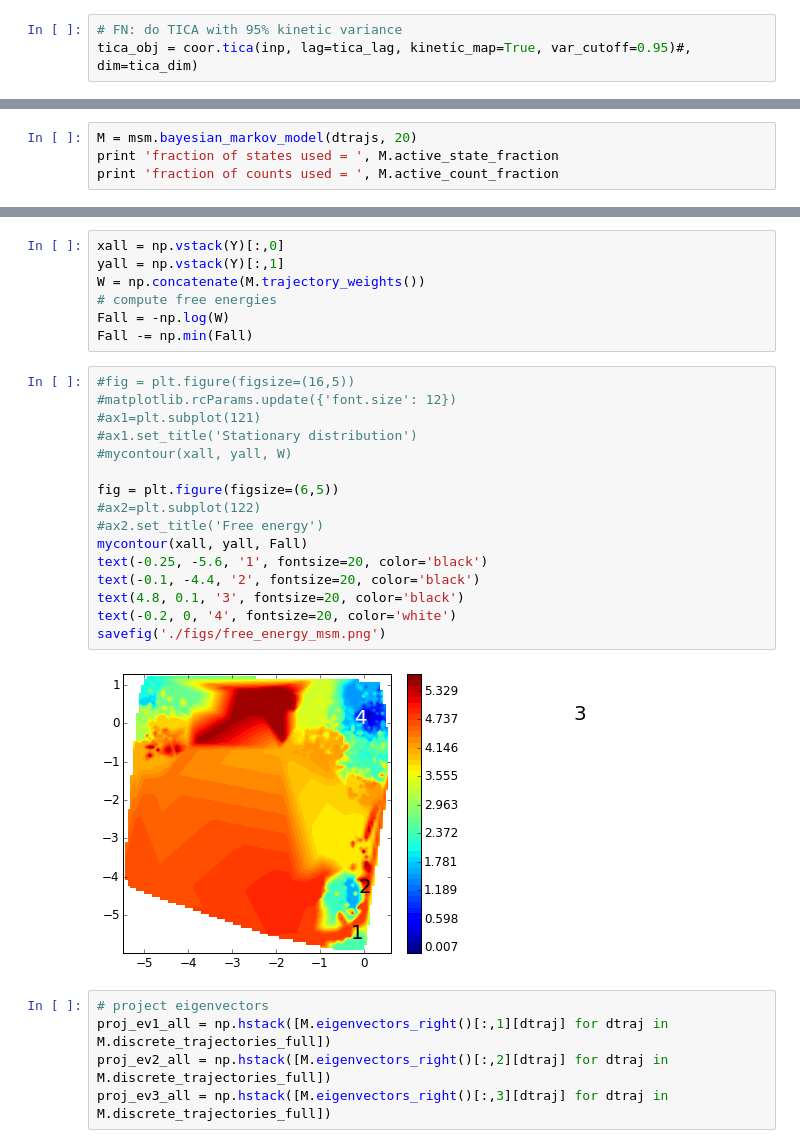
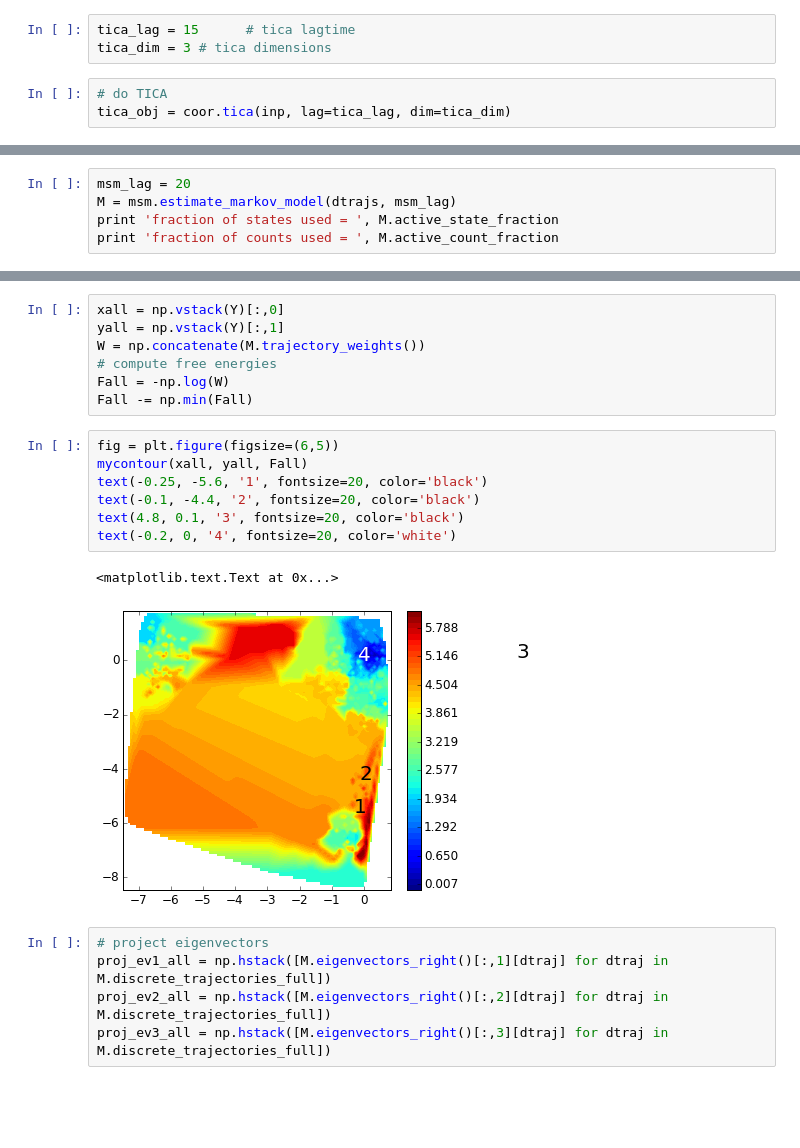
Before and after one commit to markovmodel/PyEMMA_IPython, a Jupyter notebook: md2msm_penta_peptide/md2msm_penta_peptide.ipynb, the cells around one changed output, grey strips where cells are left out. Cells and saved outputs as stored; diff of their text form; blank space fills up the shorter version.

```diff
--- a/md2msm_penta_peptide/md2msm_penta_peptide.ipynb
+++ b/md2msm_penta_peptide/md2msm_penta_peptide.ipynb
@@ -77,4 +76,7 @@ tica_lag = 15      # tica lagtime
+# %%
+tica_lag = 15      # tica lagtime
+tica_dim = 3 # tica dimensions
 # %%
-# FN: do TICA with 95% kinetic variance
-tica_obj = coor.tica(inp, lag=tica_lag, kinetic_map=True, var_cutoff=0.95)#, dim=tica_dim)
+# do TICA
+tica_obj = coor.tica(inp, lag=tica_lag, dim=tica_dim)
 # %% [output]
@@ -176,5 +196,6 @@ savefig('./figs/its.png')
 # %%
-M = msm.bayesian_markov_model(dtrajs, 20)
+msm_lag = 20
+M = msm.estimate_markov_model(dtrajs, msm_lag)
 print 'fraction of states used = ', M.active_state_fraction
 print 'fraction of counts used = ', M.active_count_fraction
 # %% [output]
@@ -229,23 +243,15 @@ W = np.concatenate(M.trajectory_weights())
 Fall = -np.log(W)
 Fall -= np.min(Fall)
 # %%
-#fig = plt.figure(figsize=(16,5))
-#matplotlib.rcParams.update({'font.size': 12})
-#ax1=plt.subplot(121)
-#ax1.set_title('Stationary distribution')
-#mycontour(xall, yall, W)
-
 fig = plt.figure(figsize=(6,5))
-#ax2=plt.subplot(122)
-#ax2.set_title('Free energy')
 mycontour(xall, yall, Fall)
 text(-0.25, -5.6, '1', fontsize=20, color='black')
 text(-0.1, -4.4, '2', fontsize=20, color='black')
 text(4.8, 0.1, '3', fontsize=20, color='black')
 text(-0.2, 0, '4', fontsize=20, color='white')
-savefig('./figs/free_energy_msm.png')
 # %% [output]
+<matplotlib.text.Text at 0x...>
-[figure, old version]
+[figure, new version]
 # %%
 # project eigenvectors
 proj_ev1_all = np.hstack([M.eigenvectors_right()[:,1][dtraj] for dtraj in M.discrete_trajectories_full])
```
Also changed, not shown: parts of 36 cells of this notebook, 14 other files.
